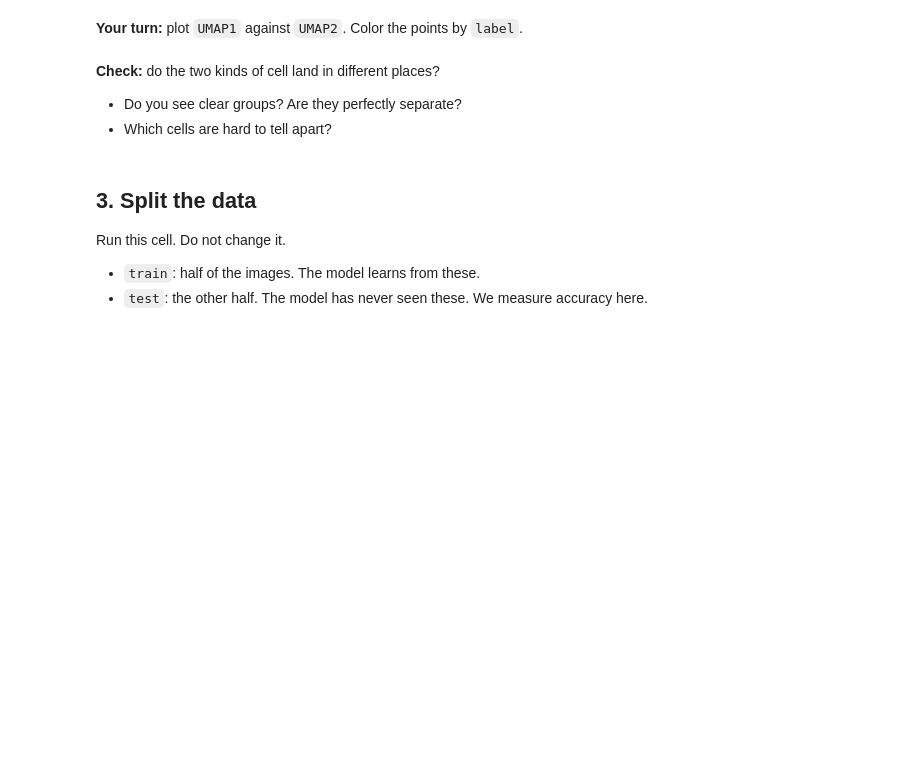
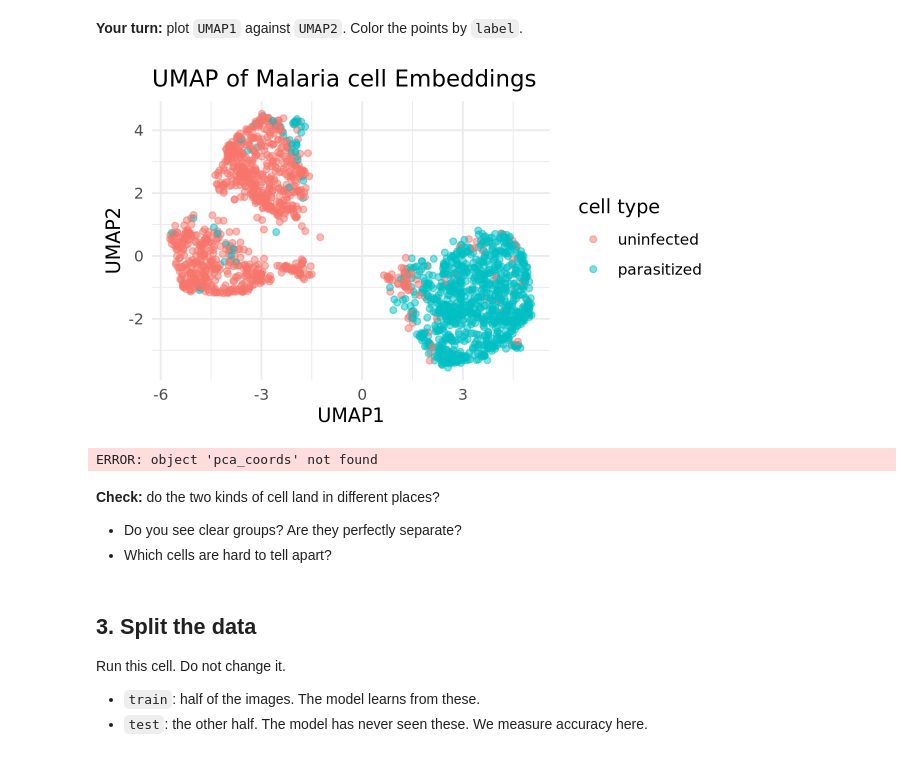
Before and after one commit to Meganallan/codespace, a Jupyter notebook: exercises/17-encoder-exercise.ipynb, the cells around one changed output. Saved outputs shown, nothing was run; the diff lists cells and outputs as text; code cells hidden in the pictures; blank space fills up the shorter version.

```diff
--- a/exercises/17-encoder-exercise.ipynb
+++ b/exercises/17-encoder-exercise.ipynb
@@ -45,6 +90,14 @@ umap_coords |> head()
 **Your turn:** plot `UMAP1` against `UMAP2`. Color the points by `label`.
 # %%
 # Chart code goes here
+ggplot(umap_coords, aes(x = UMAP1, y = UMAP2, color = label)) + geom_point(alpha = 0.5) +
+labs(title = "UMAP of Malaria cell Embeddings", color = "cell type") + theme_minimal()
+# %% [output]
+[figure, added]
+# %%
+ggplot(pca_coords, aes(x = pc1, y = pc2, color = label)) + geom_point(alpha = 0.5)
+# %% [output]
+ERROR: object 'pca_coords' not found
 # %% [markdown]
 **Check:** do the two kinds of cell land in different places?
 
```
Also changed, not shown: parts of 10 cells of this notebook, 2 other files.
